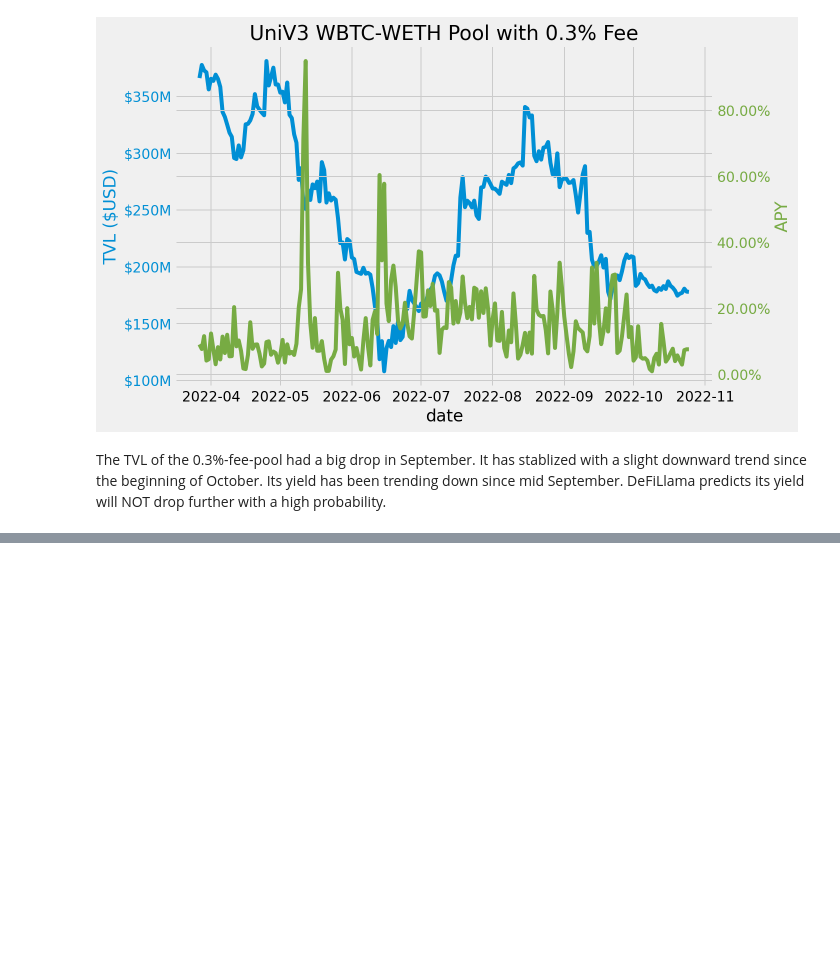
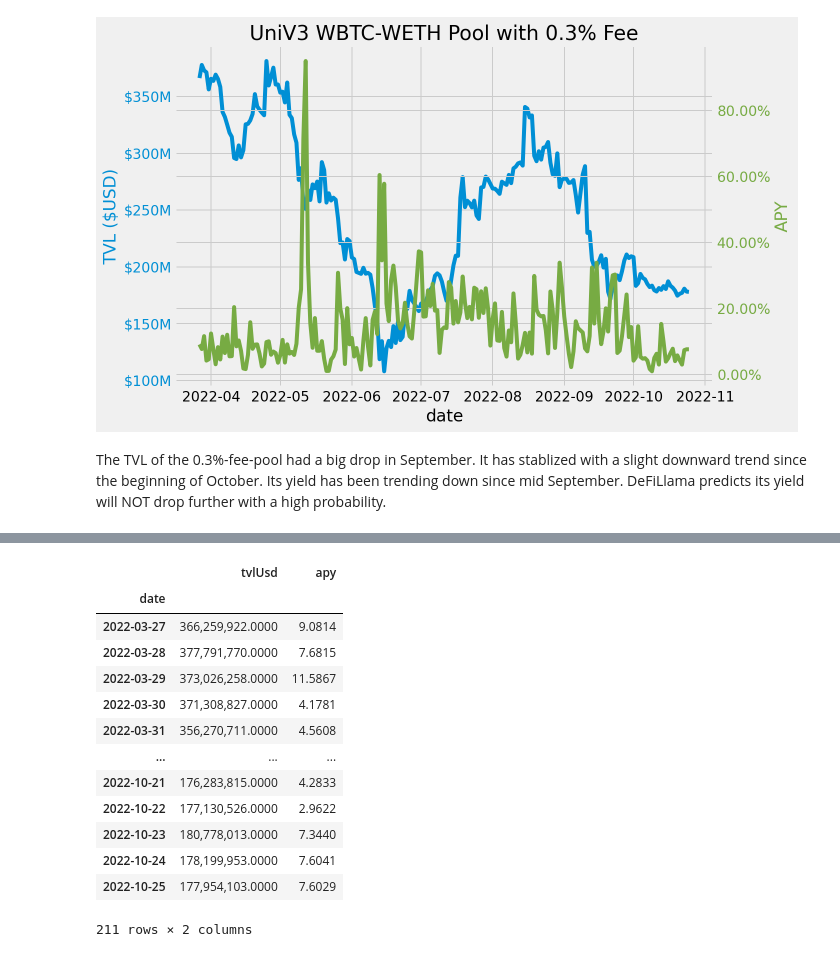
Before and after one commit to coindataschool/mixture, a Jupyter notebook: notebook/univ3_wbtc_weth_tvl_apy.ipynb, the cells around one changed output, grey strips where cells are left out. Saved outputs shown, nothing was run; the diff lists cells and outputs as text; code cells hidden in the pictures; blank space fills up the shorter version.

```diff
--- a/notebook/univ3_wbtc_weth_tvl_apy.ipynb
+++ b/notebook/univ3_wbtc_weth_tvl_apy.ipynb
@@ -103,0 +124,17 @@ Its yield has been trending down since mid September. DeFiLlama predicts its yie
+# %%
+df03
+# %% [output]
+|  | tvlUsd | apy |
+| date |  |  |
+| 2022-03-27 | 366,259,922.0000 | 9.0814 |
+| 2022-03-28 | 377,791,770.0000 | 7.6815 |
+| 2022-03-29 | 373,026,258.0000 | 11.5867 |
+| 2022-03-30 | 371,308,827.0000 | 4.1781 |
+| 2022-03-31 | 356,270,711.0000 | 4.5608 |
+| ... | ... | ... |
+| 2022-10-21 | 176,283,815.0000 | 4.2833 |
+| 2022-10-22 | 177,130,526.0000 | 2.9622 |
+| 2022-10-23 | 180,778,013.0000 | 7.3440 |
+| 2022-10-24 | 178,199,953.0000 | 7.6041 |
+| 2022-10-25 | 177,954,103.0000 | 7.6029 |
+211 rows × 2 columns
```
Also changed, not shown: parts of 1 cell of this notebook.
